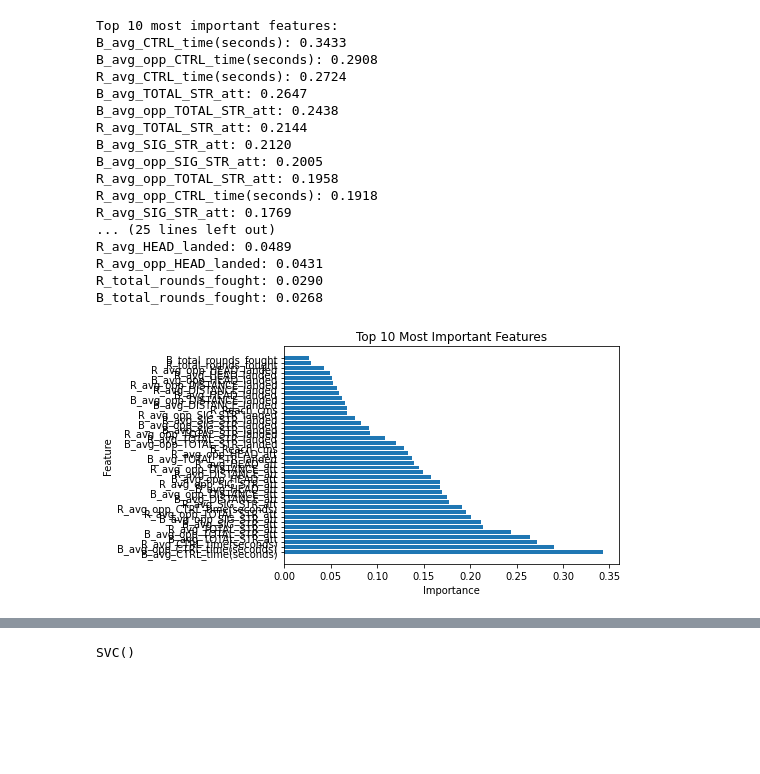
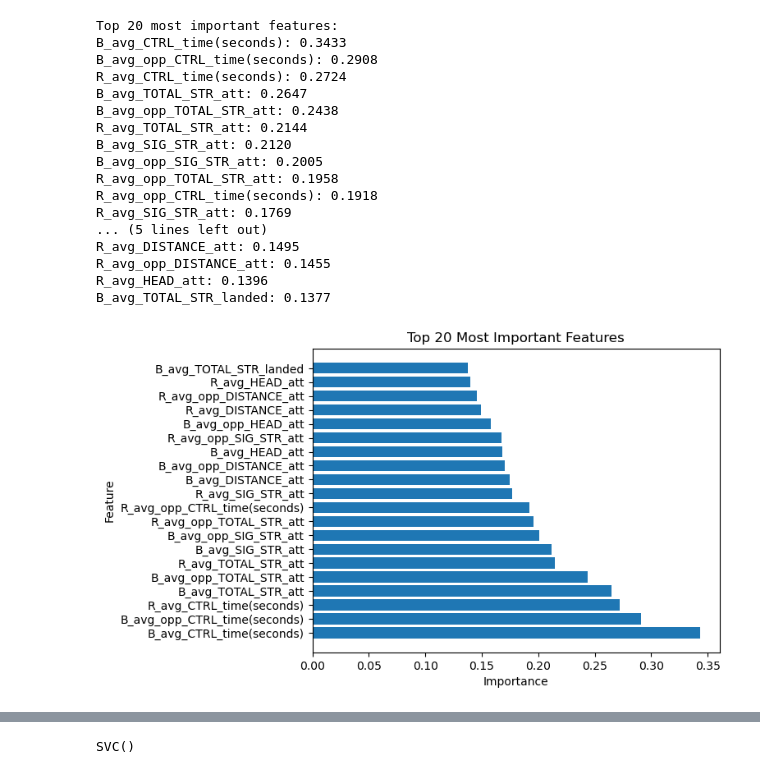
Before and after one commit to KennyLiang2302/ufc_prediction, a Jupyter notebook: new.ipynb, the cells around one changed output, grey strips where cells are left out. Saved outputs shown, nothing was run; the diff lists cells and outputs as text; code cells hidden in the pictures; blank space fills up the shorter version.

```diff
--- a/new.ipynb
+++ b/new.ipynb
@@ -3,6 +3,12 @@ import sklearn
 import matplotlib.pyplot as plt
 import pandas as pd
 from sklearn.model_selection import train_test_split
+import seaborn as sns
+import numpy as np
+from scipy.stats import linregress
+from sklearn.ensemble import RandomForestClassifier
+from sklearn.preprocessing import LabelEncoder
+
 df = pd.read_csv("data.csv/data.csv")
 not_include_list = ["Referee","date","location","R_fighter","B_fighter","R_total_time_fought(seconds)","B_total_time_fought(seconds)","R_Weight_lbs","B_Weight_lbs"]
 processed_df = df.drop(columns=not_include_list)
@@ -53,44 +59,44 @@ feature_names = X.columns
 sorted_features = sorted(zip(feature_names, importance), key=lambda x: abs(x[1]), reverse=True)
 
 # Print the top 10 most important features
-print("Top 10 most important features:")
-for feature, importance in sorted_features[:40]:
+print("Top 20 most important features:")
+for feature, importance in sorted_features[:20]:
     print(f"{feature}: {importance:.4f}")
 
 
 import matplotlib.pyplot as plt
 
 # Get the top 10 most important features
 # sorted_features = sorted(zip(feature_names, importance), key=lambda x: abs(x[1]), reverse=True)
 
 # Extract the feature names and importance values
-feature_names = [x[0] for x in sorted_features[:40]]
-importance_values = [x[1] for x in sorted_features[:40]]
+feature_names = [x[0] for x in sorted_features[:20]]
+importance_values = [x[1] for x in sorted_features[:20]]
 
 # Create a bar graph
 plt.barh(range(len(feature_names)), importance_values)
 plt.yticks(range(len(feature_names)), feature_names)
 plt.xlabel('Importance')
 plt.ylabel('Feature')
-plt.title('Top 10 Most Important Features')
+plt.title('Top 20 Most Important Features')
 plt.show()
 # %% [output]
-Top 10 most important features:
+Top 20 most important features:
 B_avg_CTRL_time(seconds): 0.3433
 B_avg_opp_CTRL_time(seconds): 0.2908
 R_avg_CTRL_time(seconds): 0.2724
 B_avg_TOTAL_STR_att: 0.2647
 B_avg_opp_TOTAL_STR_att: 0.2438
 R_avg_TOTAL_STR_att: 0.2144
 B_avg_SIG_STR_att: 0.2120
 B_avg_opp_SIG_STR_att: 0.2005
 R_avg_opp_TOTAL_STR_att: 0.1958
 R_avg_opp_CTRL_time(seconds): 0.1918
 R_avg_SIG_STR_att: 0.1769
-... (25 lines left out)
-R_avg_HEAD_landed: 0.0489
-R_avg_opp_HEAD_landed: 0.0431
-R_total_rounds_fought: 0.0290
-B_total_rounds_fought: 0.0268
+... (5 lines left out)
+R_avg_DISTANCE_att: 0.1495
+R_avg_opp_DISTANCE_att: 0.1455
+R_avg_HEAD_att: 0.1396
+B_avg_TOTAL_STR_landed: 0.1377
-[figure, old version]
+[figure, new version]
 # %%
```
Also changed, not shown: parts of 25 cells of this notebook.
